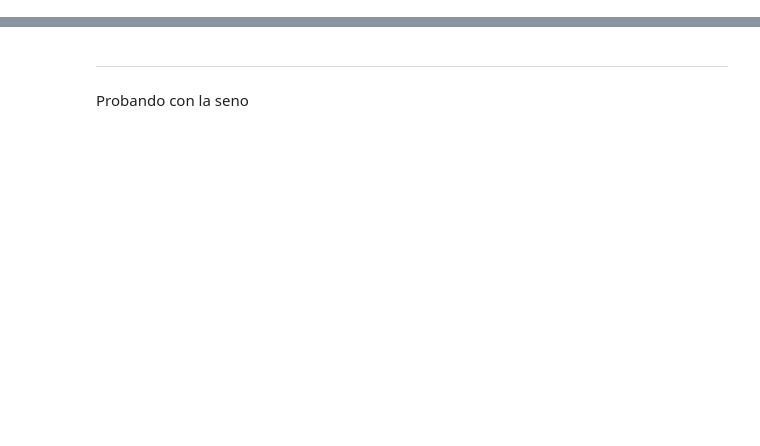
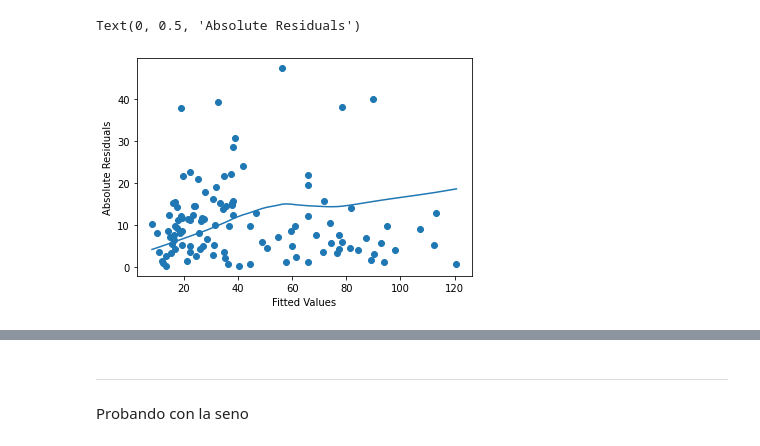
Before and after one commit to pablolp99/mn-tp3, a Jupyter notebook: notebooks/Other.ipynb, the cells around one changed output, grey strips where cells are left out. Cells and saved outputs as stored; diff of their text form; code cells hidden in the pictures; blank space fills up the shorter version.

```diff
--- a/notebooks/Other.ipynb
+++ b/notebooks/Other.ipynb
@@ -28,0 +47,18 @@ Text(0, 0.5, 'Ozone')
+# %%
+f = 2/3
+# %%
+loess = Loess(y_hat, np.abs(residuals))
+
+reg_residuals = np.array([loess.estimate(x, window=int(len(X)*f), degree=1) for x in y_hat.reshape((111,1))])
+
+reg_residuals = reg_residuals[np.argsort(y_hat)]
+
+y_hat = np.sort(y_hat)
+
+plt.scatter(y_hat, np.abs(residuals))
+plt.plot(y_hat, reg_residuals)
+plt.xlabel("Fitted Values")
+plt.ylabel("Absolute Residuals")
+# %% [output]
+Text(0, 0.5, 'Absolute Residuals')
+[figure, added]
```
Also changed, not shown: parts of 12 cells of this notebook.
